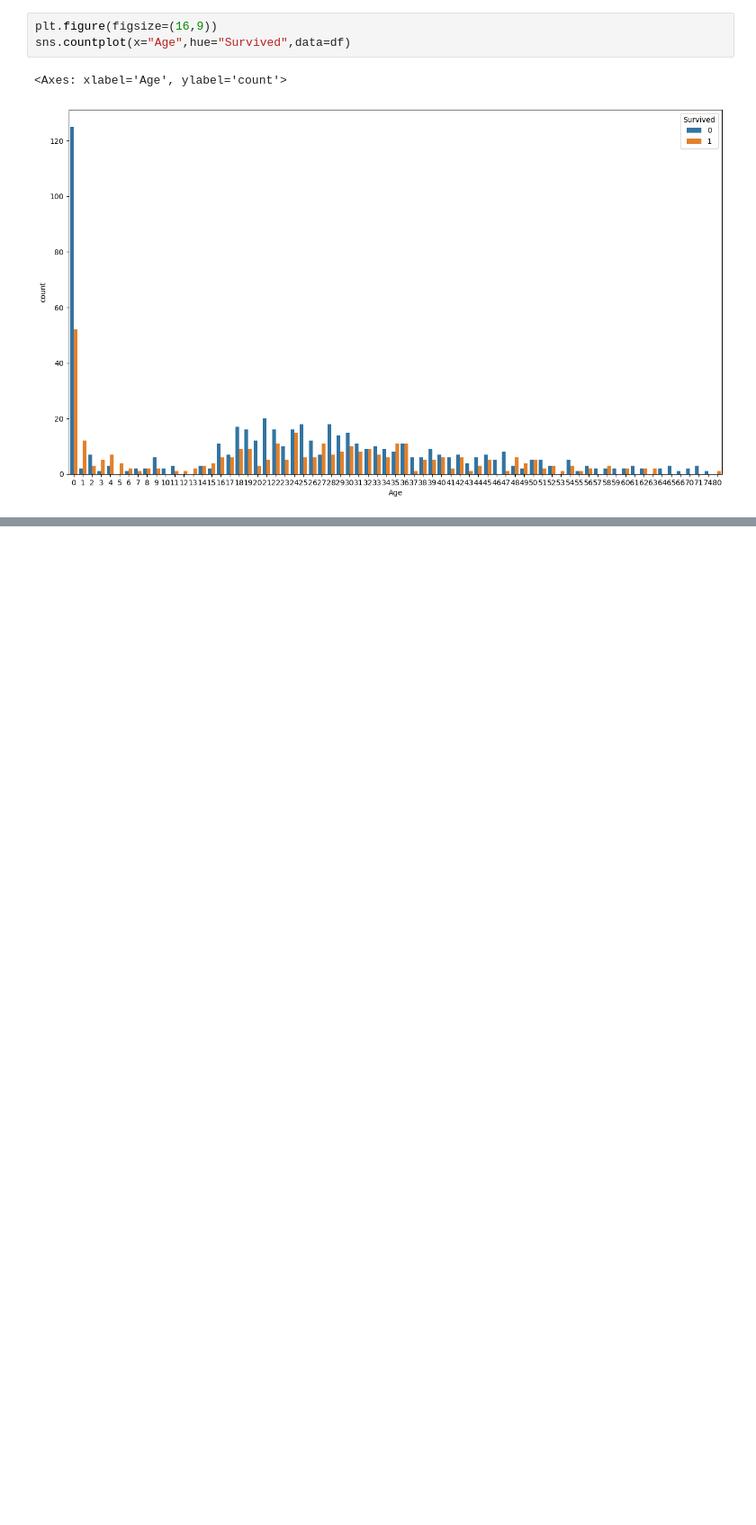
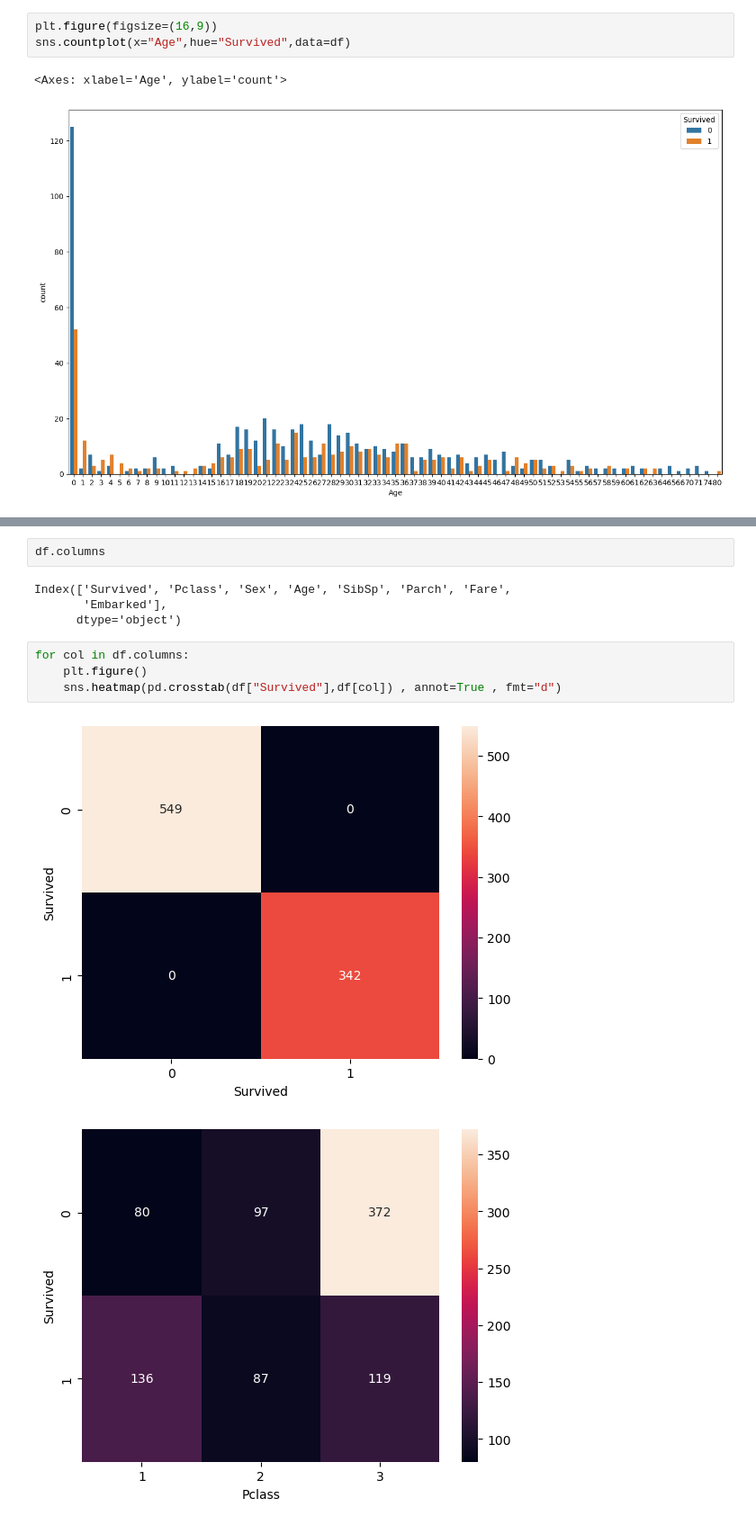
Before and after one commit to GhosTHaise/ml-titanic, a Jupyter notebook: EDA.ipynb, the cells around one changed output, grey strips where cells are left out. Shown at 90% size. Saved outputs shown, nothing was run; the diff lists cells and outputs as text; blank space fills up the shorter version.

```diff
--- a/EDA.ipynb
+++ b/EDA.ipynb
@@ -350,0 +354,13 @@ sns.countplot(x="Age",hue="Survived",data=df)
+# %%
+df.columns
+# %% [output]
+Index(['Survived', 'Pclass', 'Sex', 'Age', 'SibSp', 'Parch', 'Fare',
+       'Embarked'],
+      dtype='object')
+# %%
+for col in df.columns:
+    plt.figure()
+    sns.heatmap(pd.crosstab(df["Survived"],df[col]) , annot=True , fmt="d")
+# %% [output]
+[figure, added]
+[figure, added]
```
Also changed, not shown: parts of 3 cells of this notebook.
